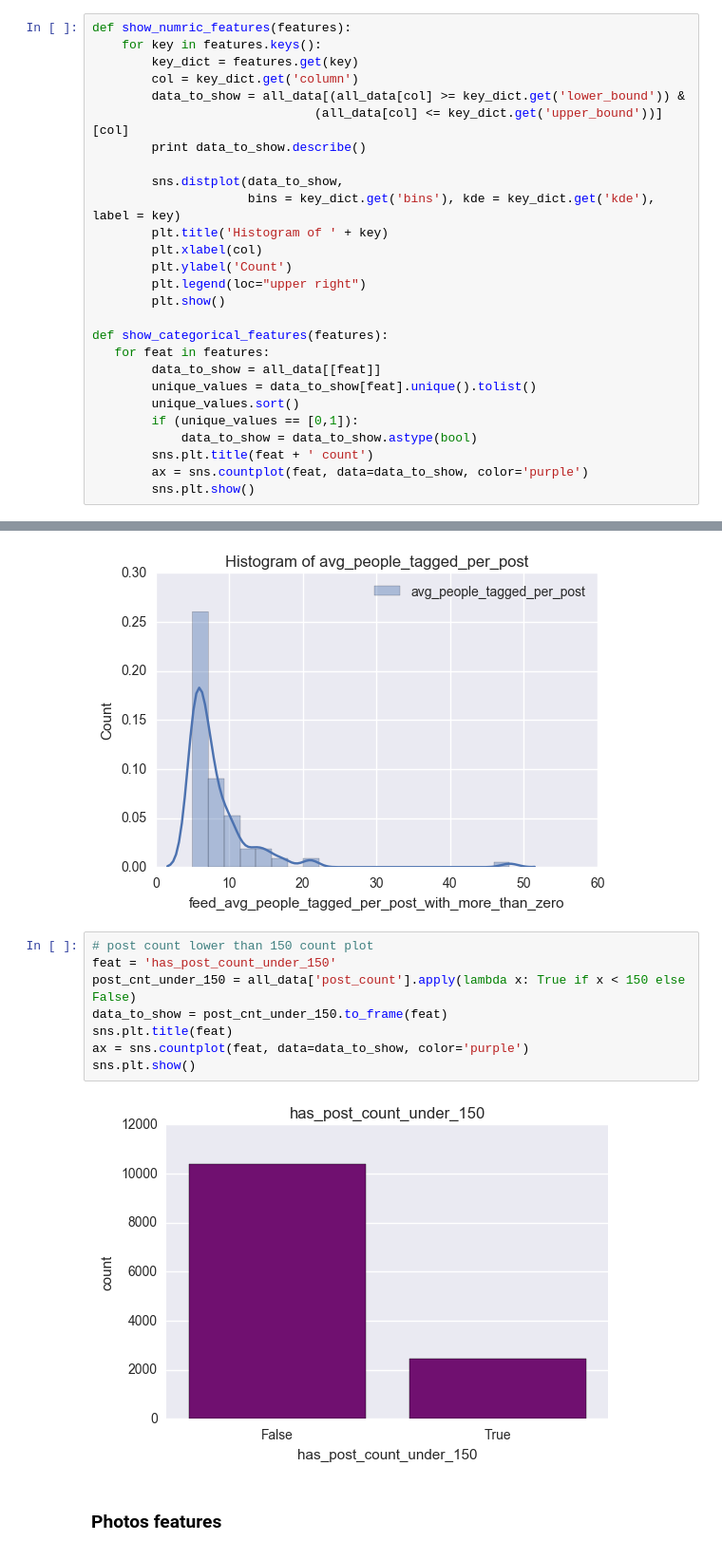
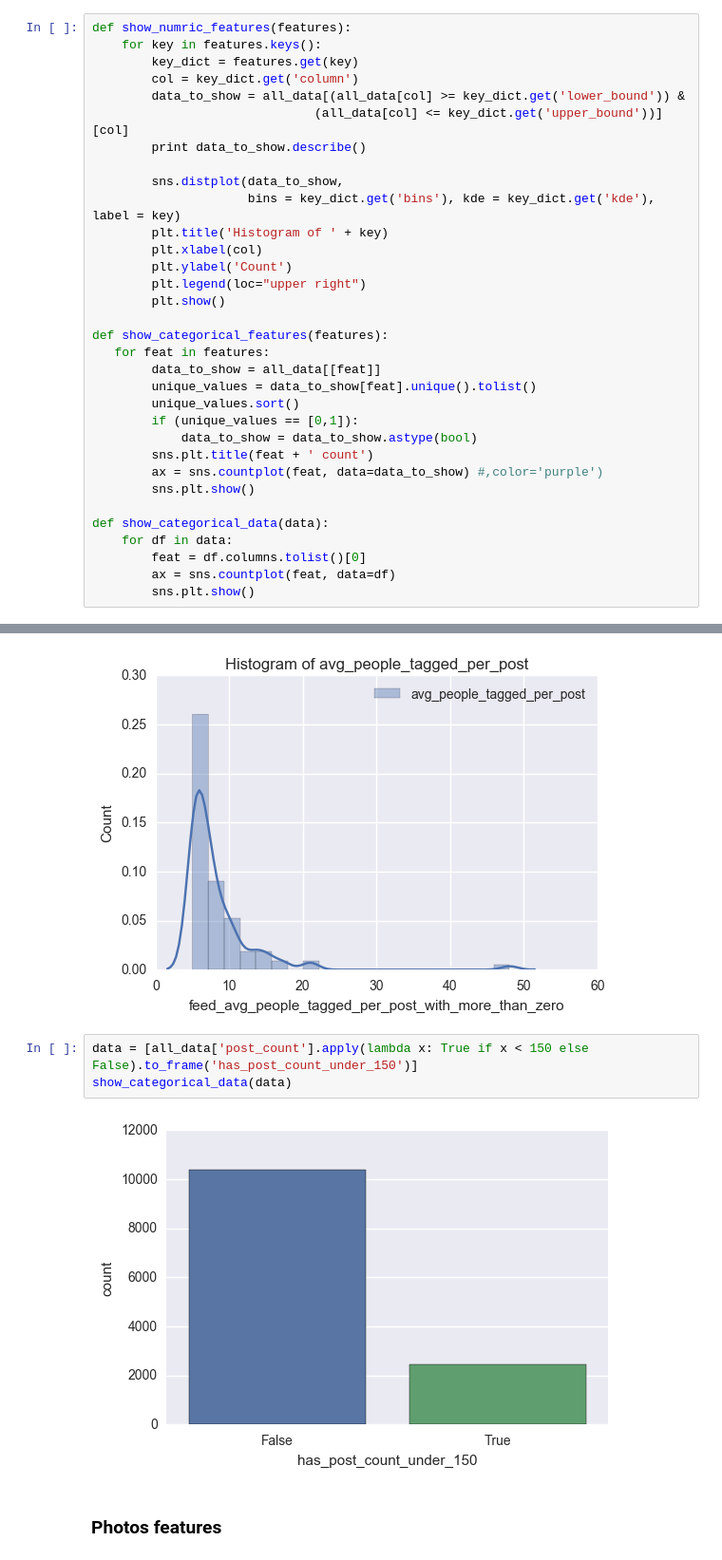
Before and after one commit to liadwg/data_mining_workshop, a Jupyter notebook: like_prediction_workshop_salame.ipynb, the cells around one changed output, grey strips where cells are left out. Shown at 95% size. Cells and saved outputs as stored; diff of their text form.

```diff
--- a/like_prediction_workshop_salame.ipynb
+++ b/like_prediction_workshop_salame.ipynb
@@ -343,8 +343,14 @@ def show_categorical_features(features):
         if (unique_values == [0,1]):
             data_to_show = data_to_show.astype(bool)
         sns.plt.title(feat + ' count')
-        ax = sns.countplot(feat, data=data_to_show, color='purple')
+        ax = sns.countplot(feat, data=data_to_show) #,color='purple')
         sns.plt.show()
+
+def show_categorical_data(data):
+    for df in data:
+        feat = df.columns.tolist()[0]
+        ax = sns.countplot(feat, data=df)
+        sns.plt.show()
 # %% [markdown]
 ### Page features
 # %%
@@ -511,14 +517,9 @@ max     48.09
 Name: feed_avg_people_tagged_per_post_with_more_than_zero, dtype: float64
 [figure]
 # %%
-# post count lower than 150 count plot
-feat = 'has_post_count_under_150'
-post_cnt_under_150 = all_data['post_count'].apply(lambda x: True if x < 150 else False)
-data_to_show = post_cnt_under_150.to_frame(feat)
-sns.plt.title(feat)
-ax = sns.countplot(feat, data=data_to_show, color='purple')
-sns.plt.show()
+data = [all_data['post_count'].apply(lambda x: True if x < 150 else False).to_frame('has_post_count_under_150')]
+show_categorical_data(data)
 # %% [output]
-[figure, old version]
+[figure, new version]
 # %% [markdown]
 ### Photos features
```
Also changed, not shown: parts of 11 cells of this notebook, 1 other file.
